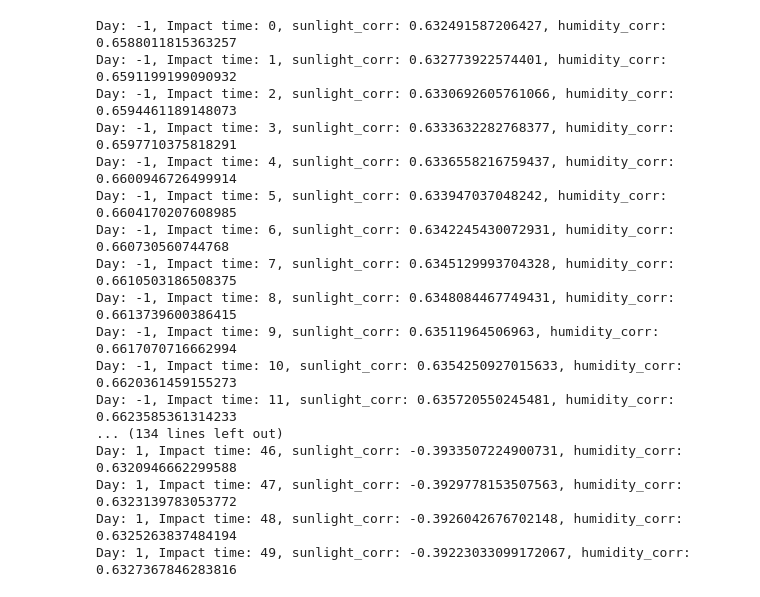
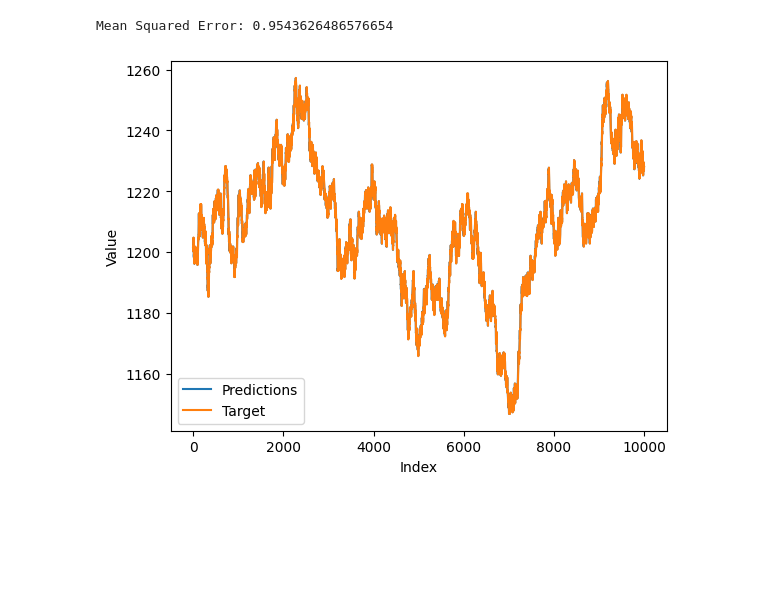
Before and after one commit to Doofinchmertz/IMCP_2, a Jupyter notebook: test.ipynb, the cells around one changed output. Saved outputs shown, nothing was run; the diff lists cells and outputs as text; code cells hidden in the pictures; blank space fills up the shorter version.

```diff
--- a/test.ipynb
+++ b/test.ipynb
@@ -3,24 +1,43 @@ import pandas as pd
-# %%
-days = [-1, 0, 1]
-for day in days:
-    df = pd.read_csv(f'round-2-island-data-bottle/prices_round_2_day_{day}.csv', sep=';')
-    for impact_time in range(0, 50):
-        print(f'Day: {day}, Impact time: {impact_time}, sunlight_corr: {df["ORCHIDS"].corr(df["SUNLIGHT"].shift(impact_time))}, humidity_corr: {df["ORCHIDS"].corr(df["HUMIDITY"].shift(impact_time))}')
-# %% [output]
-Day: -1, Impact time: 0, sunlight_corr: 0.632491587206427, humidity_corr: 0.6588011815363257
-Day: -1, Impact time: 1, sunlight_corr: 0.632773922574401, humidity_corr: 0.6591199199090932
-Day: -1, Impact time: 2, sunlight_corr: 0.6330692605761066, humidity_corr: 0.6594461189148073
-Day: -1, Impact time: 3, sunlight_corr: 0.6333632282768377, humidity_corr: 0.6597710375818291
-Day: -1, Impact time: 4, sunlight_corr: 0.6336558216759437, humidity_corr: 0.6600946726499914
-Day: -1, Impact time: 5, sunlight_corr: 0.633947037048242, humidity_corr: 0.6604170207608985
-Day: -1, Impact time: 6, sunlight_corr: 0.6342245430072931, humidity_corr: 0.660730560744768
-Day: -1, Impact time: 7, sunlight_corr: 0.6345129993704328, humidity_corr: 0.6610503186508375
-Day: -1, Impact time: 8, sunlight_corr: 0.6348084467749431, humidity_corr: 0.6613739600386415
-Day: -1, Impact time: 9, sunlight_corr: 0.63511964506963, humidity_corr: 0.6617070716662994
-Day: -1, Impact time: 10, sunlight_corr: 0.6354250927015633, humidity_corr: 0.6620361459155273
-Day: -1, Impact time: 11, sunlight_corr: 0.635720550245481, humidity_corr: 0.6623585361314233
-... (134 lines left out)
-Day: 1, Impact time: 46, sunlight_corr: -0.3933507224900731, humidity_corr: 0.6320946662299588
-Day: 1, Impact time: 47, sunlight_corr: -0.3929778153507563, humidity_corr: 0.6323139783053772
-Day: 1, Impact time: 48, sunlight_corr: -0.3926042676702148, humidity_corr: 0.6325263837484194
-Day: 1, Impact time: 49, sunlight_corr: -0.39223033099172067, humidity_corr: 0.6327367846283816
+# %%
+from sklearn.linear_model import LinearRegression
+from sklearn.metrics import mean_squared_error
+import pandas as pd
+
+df = pd.read_csv(f'round-2-island-data-bottle/prices_round_2_day_-1.csv', sep=';')
+df["SUNLIGHT-1"] = df["SUNLIGHT"].shift(1)
+df["SUNLIGHT-2"] = df["SUNLIGHT"].shift(2)
+df["SUNLIGHT-3"] = df["SUNLIGHT"].shift(3)
+df["HUMIDITY-1"] = df["HUMIDITY"].shift(1)
+df["HUMIDITY-2"] = df["HUMIDITY"].shift(2)
+df["HUMIDITY-3"] = df["HUMIDITY"].shift(3)
+df["ORCHIDS-1"] = df["ORCHIDS"].shift(1)
+df["ORCHIDS-2"] = df["ORCHIDS"].shift(2)
+df["ORCHIDS-3"] = df["ORCHIDS"].shift(3)
+# Define the features and target variables
+df = df[['SUNLIGHT-3', 'SUNLIGHT-2', 'SUNLIGHT-1', 'HUMIDITY-3', 'HUMIDITY-2', "HUMIDITY-1", "ORCHIDS-3", "ORCHIDS-2", "ORCHIDS-1", 'ORCHIDS']]
+df.dropna(inplace=True)
+features = df[['SUNLIGHT-3', 'SUNLIGHT-2', 'SUNLIGHT-1', 'HUMIDITY-3', 'HUMIDITY-2', "HUMIDITY-1", "ORCHIDS-3", "ORCHIDS-2", "ORCHIDS-1"]]
+target = df['ORCHIDS']
+
+# Create an instance of XGBRegressor
+model = LinearRegression()
+
+# Fit the model
+model.fit(features, target)
+
+predictions = model.predict(features)
+mse = mean_squared_error(target, predictions)
+print(f'Mean Squared Error: {mse}')
+# %% [output]
+Mean Squared Error: 0.9543626486576654
+# %%
+import matplotlib.pyplot as plt
+
+plt.plot(predictions, label='Predictions')
+plt.plot(target, label='Target')
+plt.xlabel('Index')
+plt.ylabel('Value')
+plt.legend()
+plt.show()
+# %% [output]
+[figure, added]
```
Also changed, not shown: parts of 3 cells of this notebook, 14 other files.
